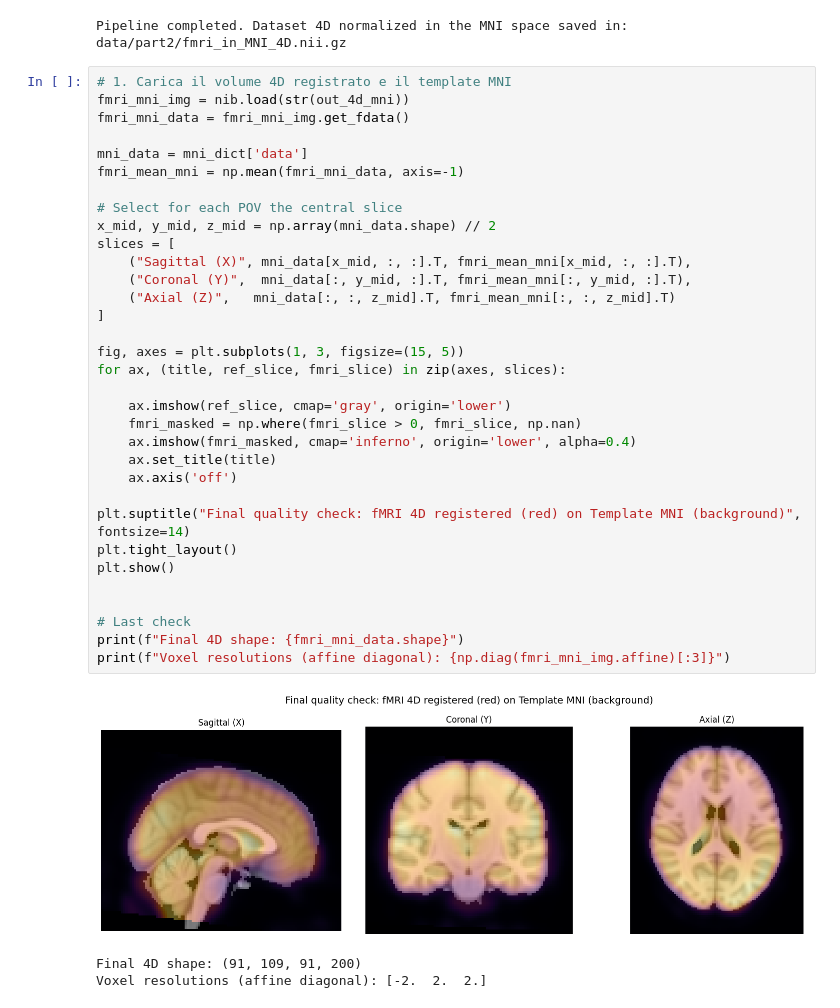
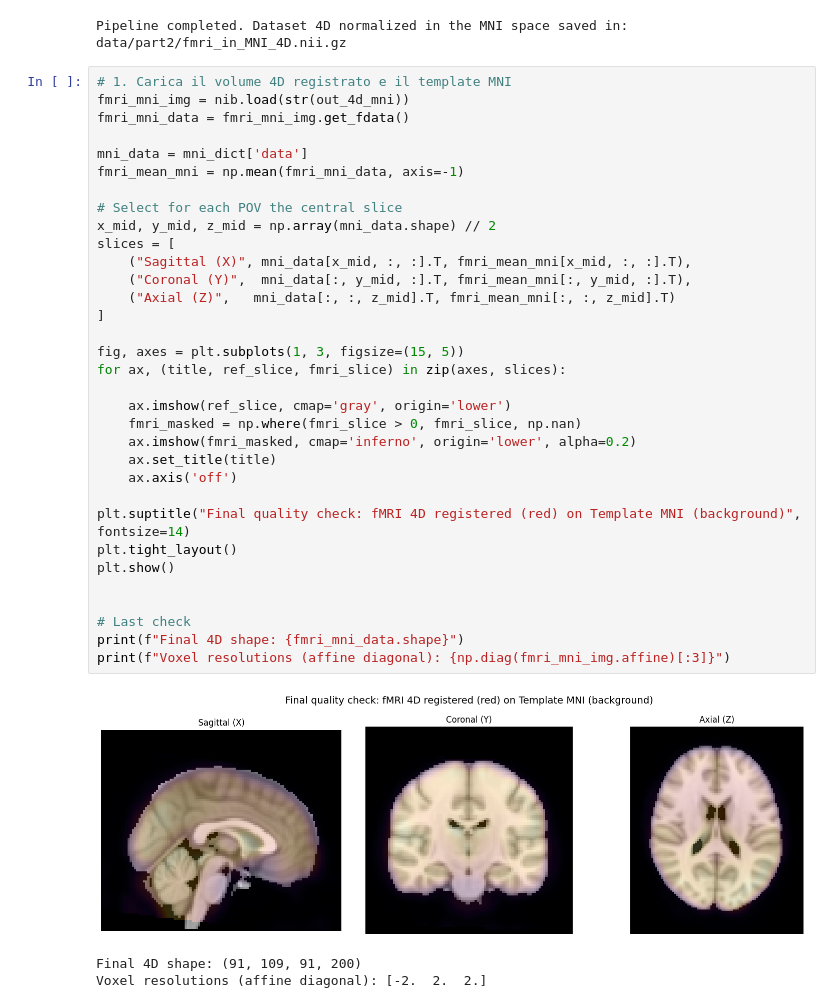
Before and after one commit to tommydelu/MRI-analysis-pipeline, a Jupyter notebook: 2_img_registration.ipynb, the cells around one changed output. Cells and saved outputs as stored; diff of their text form.

```diff
--- a/2_img_registration.ipynb
+++ b/2_img_registration.ipynb
@@ -129,34 +129,34 @@ fmri_mni_img = nib.load(str(out_4d_mni))
 fmri_mni_data = fmri_mni_img.get_fdata()
 
 mni_data = mni_dict['data']
 fmri_mean_mni = np.mean(fmri_mni_data, axis=-1)
 
 # Select for each POV the central slice
 x_mid, y_mid, z_mid = np.array(mni_data.shape) // 2
 slices = [
     ("Sagittal (X)", mni_data[x_mid, :, :].T, fmri_mean_mni[x_mid, :, :].T),
     ("Coronal (Y)",  mni_data[:, y_mid, :].T, fmri_mean_mni[:, y_mid, :].T),
     ("Axial (Z)",   mni_data[:, :, z_mid].T, fmri_mean_mni[:, :, z_mid].T)
 ]
 
 fig, axes = plt.subplots(1, 3, figsize=(15, 5))
 for ax, (title, ref_slice, fmri_slice) in zip(axes, slices):
 
     ax.imshow(ref_slice, cmap='gray', origin='lower')
     fmri_masked = np.where(fmri_slice > 0, fmri_slice, np.nan)
-    ax.imshow(fmri_masked, cmap='inferno', origin='lower', alpha=0.4)
+    ax.imshow(fmri_masked, cmap='inferno', origin='lower', alpha=0.2)
     ax.set_title(title)
     ax.axis('off')
 
 plt.suptitle("Final quality check: fMRI 4D registered (red) on Template MNI (background)", fontsize=14)
 plt.tight_layout()
 plt.show()
 
 
 # Last check
 print(f"Final 4D shape: {fmri_mni_data.shape}")
 print(f"Voxel resolutions (affine diagonal): {np.diag(fmri_mni_img.affine)[:3]}")
 # %% [output]
-[figure, old version]
+[figure, new version]
 Final 4D shape: (91, 109, 91, 200)
 Voxel resolutions (affine diagonal): [-2.  2.  2.]
```
Also changed, not shown: 3 other files.
